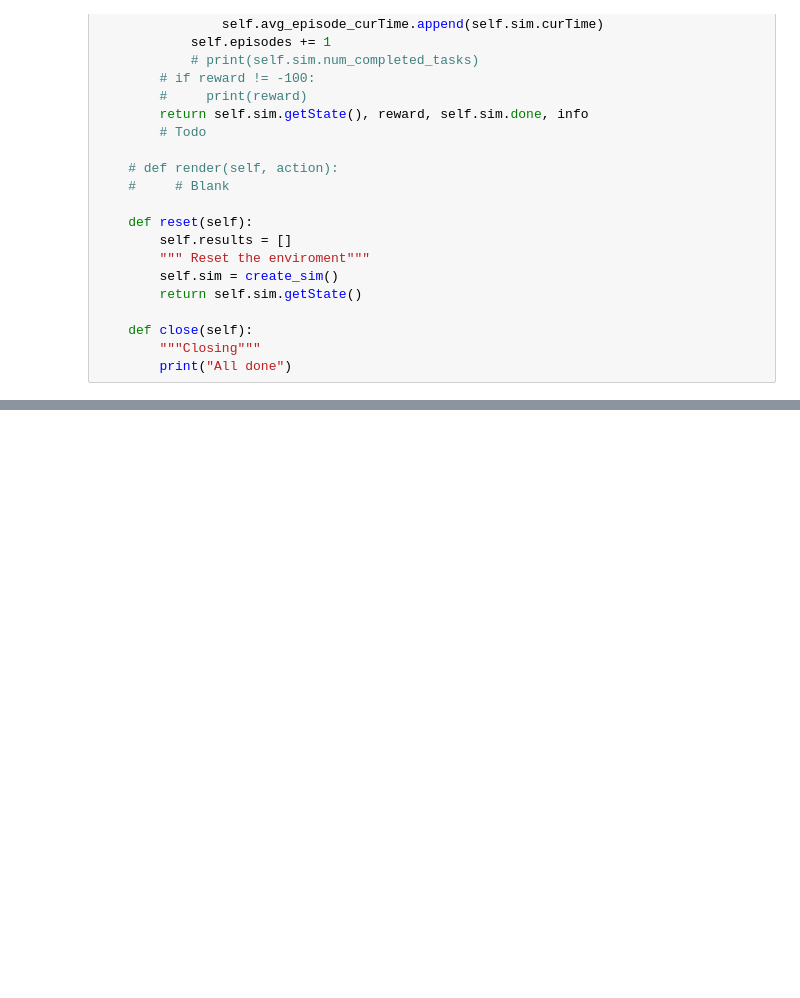
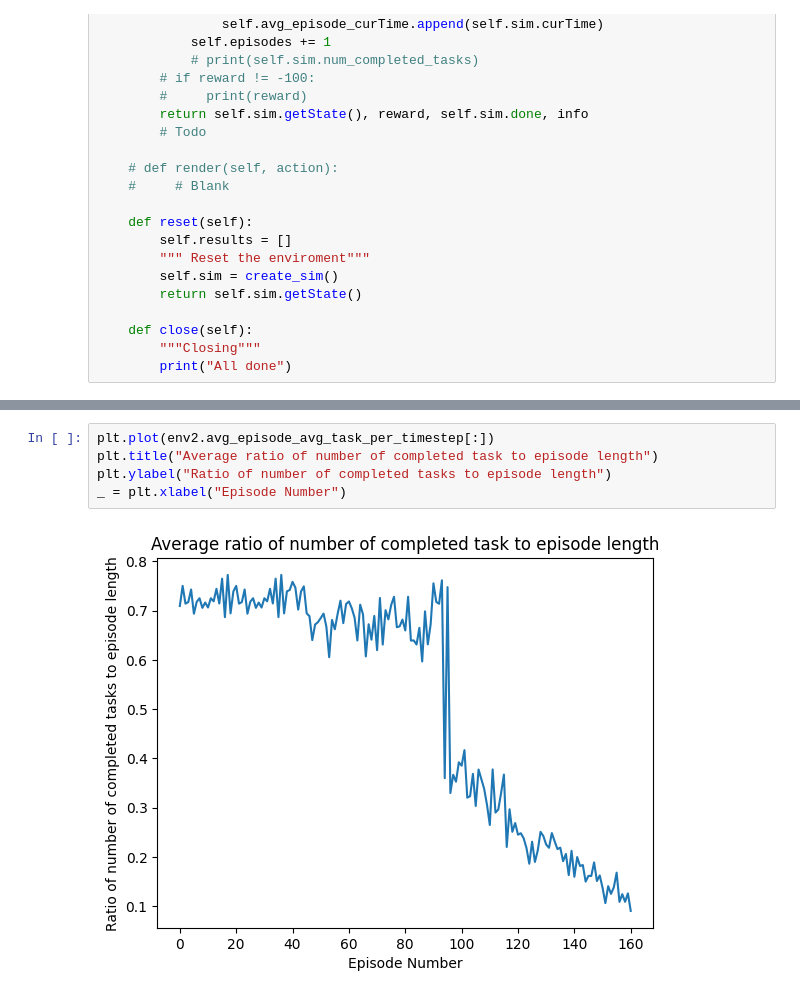
Before and after one commit to ChristopherHal/Comp442FinalProject, a Jupyter notebook: Experiment2.ipynb, the cells around one changed output, grey strips where cells are left out. Drawn from its saved outputs; the diff is of its cells as text; blank space fills up the shorter version.

```diff
--- a/Experiment2.ipynb
+++ b/Experiment2.ipynb
@@ -179,0 +248,7 @@ plt.ylabel("Number of timesteps within the episode")
+# %%
+plt.plot(env2.avg_episode_avg_task_per_timestep[:])
+plt.title("Average ratio of number of completed task to episode length")
+plt.ylabel("Ratio of number of completed tasks to episode length")
+_ = plt.xlabel("Episode Number")
+# %% [output]
+[figure, added]
```
Also changed, not shown: parts of 11 cells of this notebook, 3 other files.
